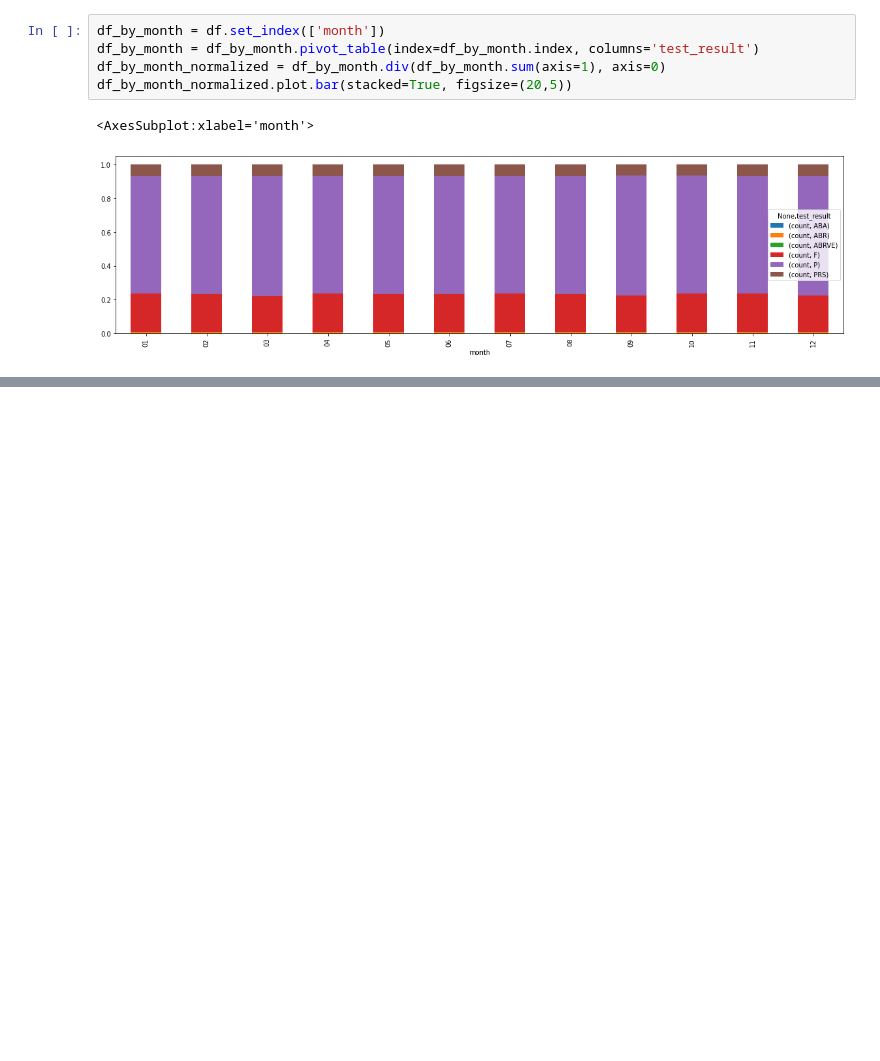
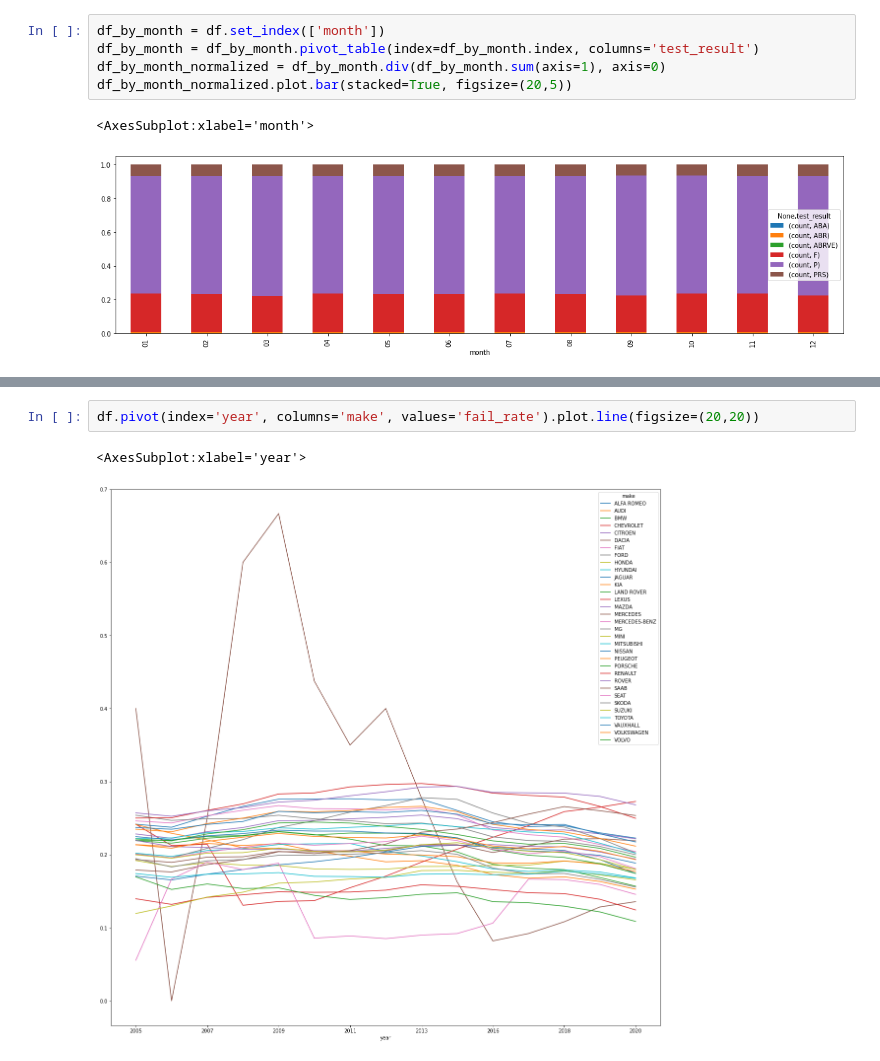
Before and after one commit to michalc/dft-mot-analysis, a Jupyter notebook: explore.ipynb, the cells around one changed output, grey strips where cells are left out. Cells and saved outputs as stored; diff of their text form; blank space fills up the shorter version.

Commit message:
Compare how fail rate changes over time

```diff
--- a/explore.ipynb
+++ b/explore.ipynb
@@ -155,0 +311,5 @@ df_by_month_normalized.plot.bar(stacked=True, figsize=(20,5))
+# %%
+df.pivot(index='year', columns='make', values='fail_rate').plot.line(figsize=(20,20))
+# %% [output]
+<AxesSubplot:xlabel='year'>
+[figure, added]
```
Also changed, not shown: parts of 7 cells of this notebook.
